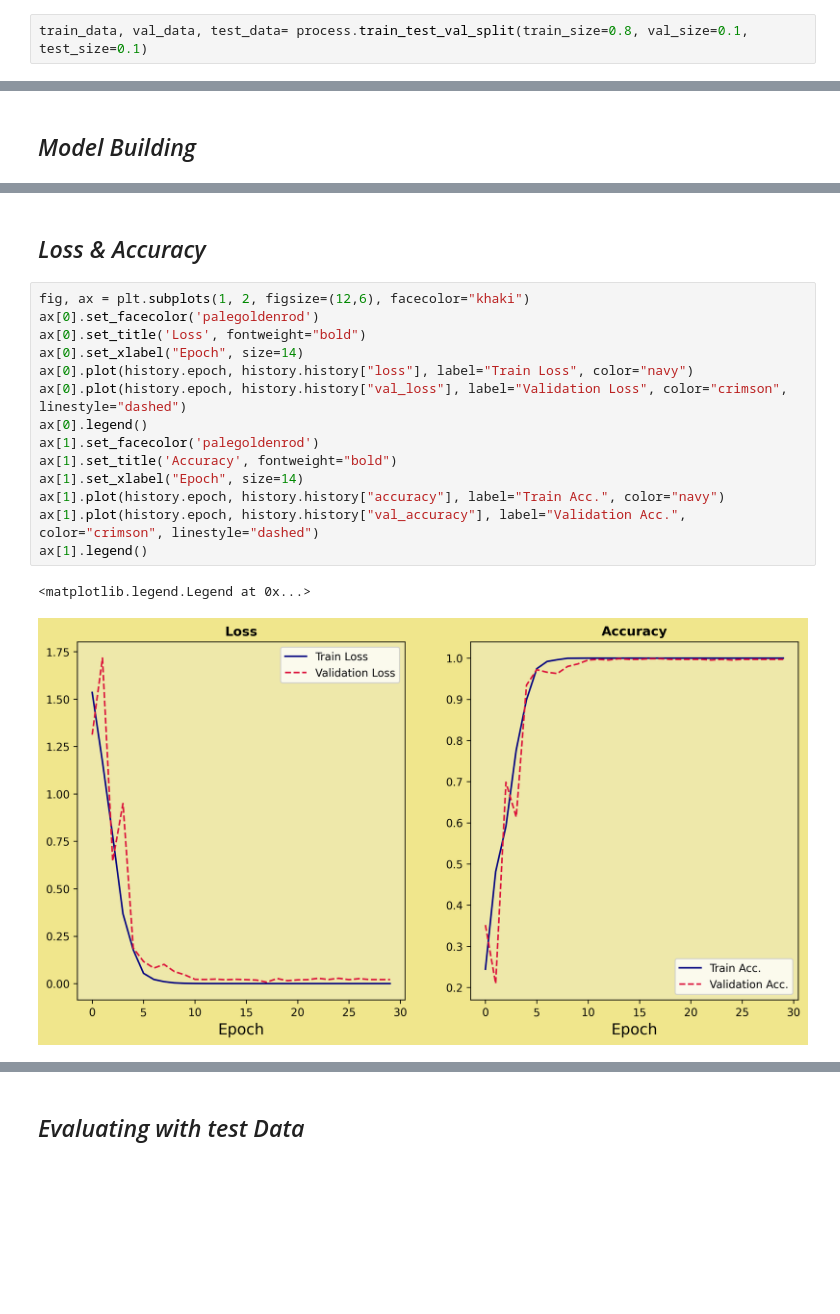
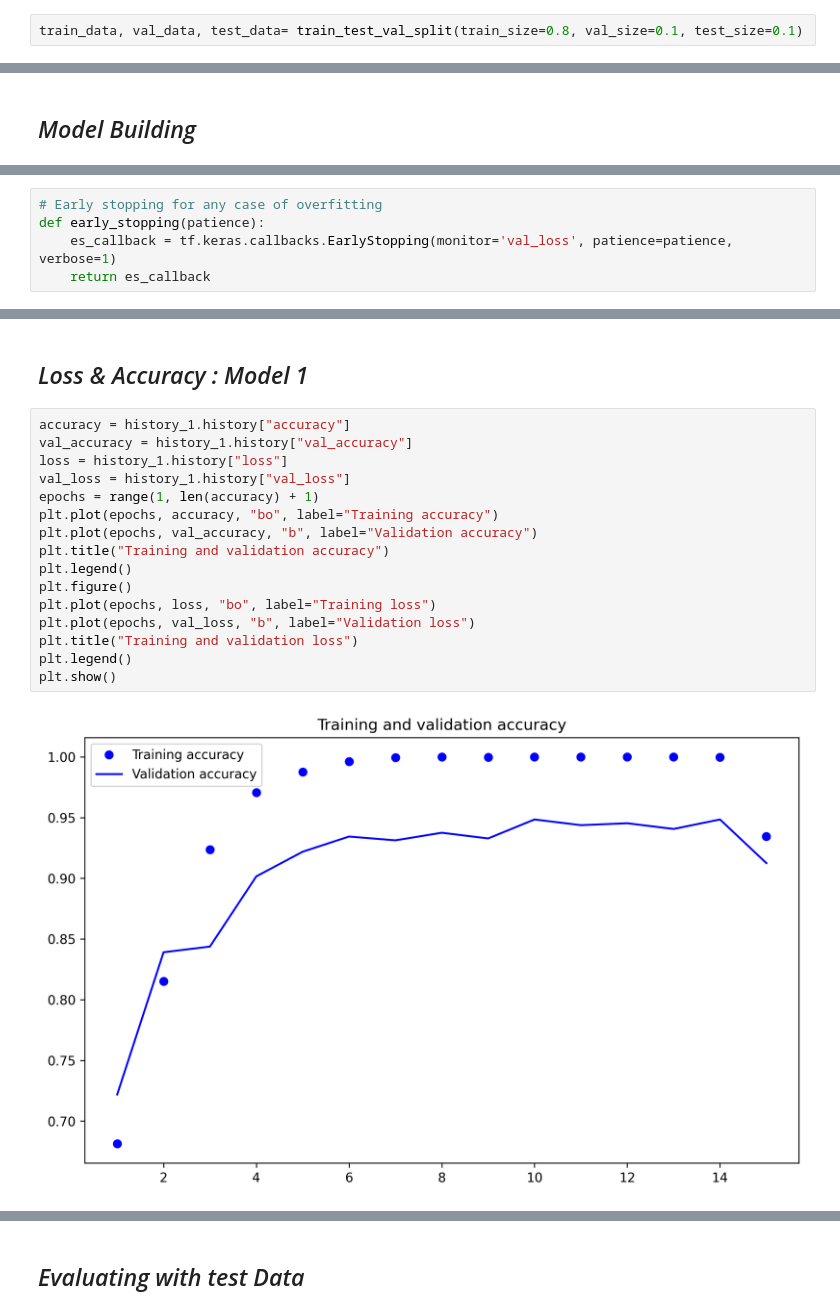
Before and after one commit to sachinjoseph26/Alzheimer-mri-detection, a Jupyter notebook: main.ipynb, the cells around one changed output, grey strips where cells are left out. Cells and saved outputs as stored; diff of their text form; blank space fills up the shorter version.

```diff
--- a/main.ipynb
+++ b/main.ipynb
@@ -172,3 +145,3 @@ Min and max pixel values in the batch -> 0.0 & 1.0
 # %%
-train_data, val_data, test_data= process.train_test_val_split(train_size=0.8, val_size=0.1, test_size=0.1)
+train_data, val_data, test_data= train_test_val_split(train_size=0.8, val_size=0.1, test_size=0.1)
 # %%
@@ -235,0 +275,5 @@ callbacks = [
+# %%
+# Early stopping for any case of overfitting
+def early_stopping(patience):
+    es_callback = tf.keras.callbacks.EarlyStopping(monitor='val_loss', patience=patience, verbose=1)
+    return es_callback
@@ -260,19 +330,20 @@ Epoch 30/30
 # %% [markdown]
-## *Loss & Accuracy*
+## *Loss & Accuracy : Model 1*
-# %%
-fig, ax = plt.subplots(1, 2, figsize=(12,6), facecolor="khaki")
-ax[0].set_facecolor('palegoldenrod')
-ax[0].set_title('Loss', fontweight="bold")
-ax[0].set_xlabel("Epoch", size=14)
-ax[0].plot(history.epoch, history.history["loss"], label="Train Loss", color="navy")
-ax[0].plot(history.epoch, history.history["val_loss"], label="Validation Loss", color="crimson", linestyle="dashed")
-ax[0].legend()
-ax[1].set_facecolor('palegoldenrod')
-ax[1].set_title('Accuracy', fontweight="bold")
-ax[1].set_xlabel("Epoch", size=14)
-ax[1].plot(history.epoch, history.history["accuracy"], label="Train Acc.", color="navy")
-ax[1].plot(history.epoch, history.history["val_accuracy"], label="Validation Acc.", color="crimson", linestyle="dashed")
-ax[1].legend()
-# %% [output]
-<matplotlib.legend.Legend at 0x...>
-[figure, removed]
+# %%
+accuracy = history_1.history["accuracy"]
+val_accuracy = history_1.history["val_accuracy"]
+loss = history_1.history["loss"]
+val_loss = history_1.history["val_loss"]
+epochs = range(1, len(accuracy) + 1)
+plt.plot(epochs, accuracy, "bo", label="Training accuracy")
+plt.plot(epochs, val_accuracy, "b", label="Validation accuracy")
+plt.title("Training and validation accuracy")
+plt.legend()
+plt.figure()
+plt.plot(epochs, loss, "bo", label="Training loss")
+plt.plot(epochs, val_loss, "b", label="Validation loss")
+plt.title("Training and validation loss")
+plt.legend()
+plt.show()
+# %% [output]
+[figure, added]
```
Also changed, not shown: parts of 43 cells of this notebook, 2 other files.
